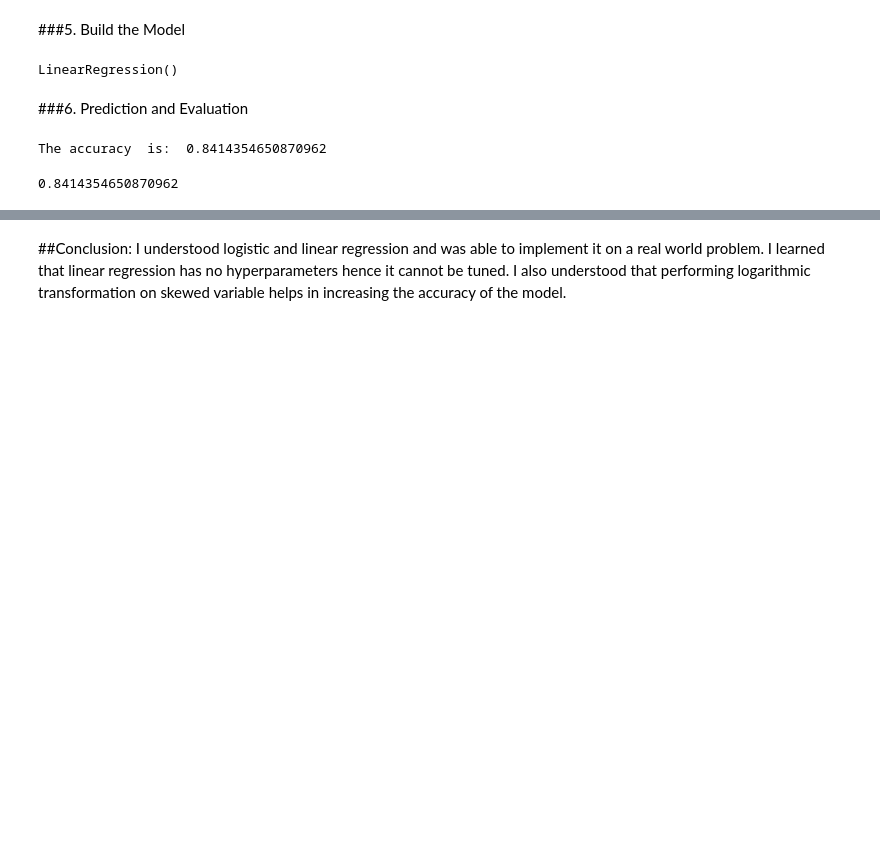
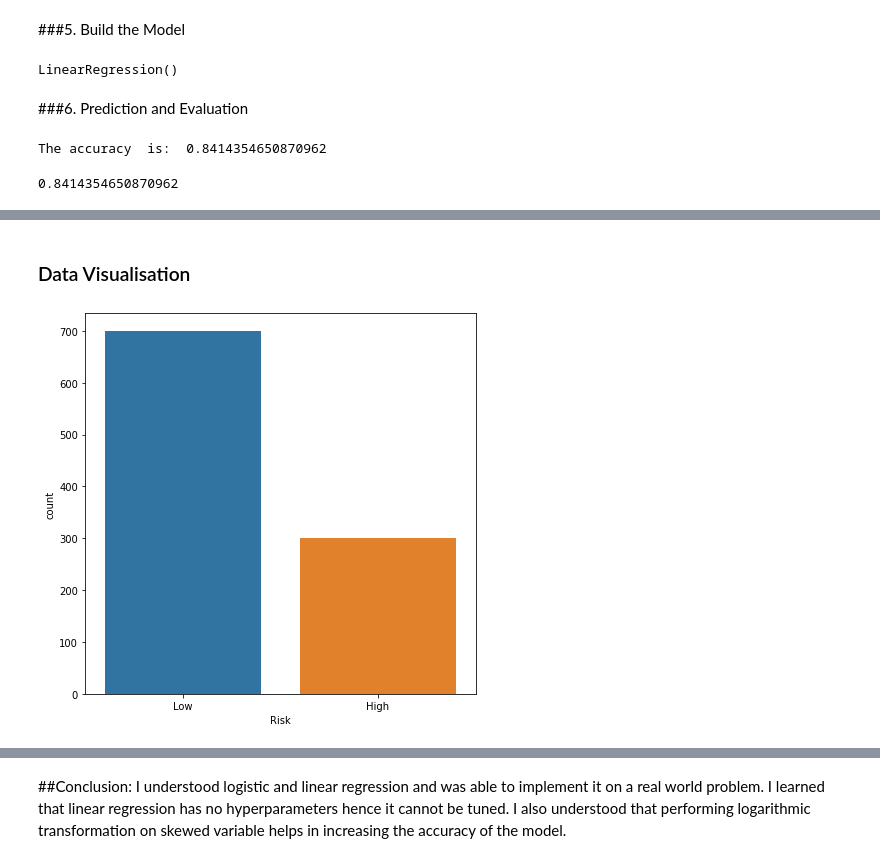
Before and after one commit to Shivangik01/Data-Science-Lab-Course, a Jupyter notebook: DS_Exp1.ipynb, the cells around one changed output, grey strips where cells are left out. Cells and saved outputs as stored; diff of their text form; code cells hidden in the pictures; blank space fills up the shorter version.

```diff
--- a/DS_Exp1.ipynb
+++ b/DS_Exp1.ipynb
@@ -883,0 +951,3 @@ r2_score(y_test, y_pred)
+# %%
+#drop the columns with less correlation
+df= df.drop(['foreign worker' ,'Installment rate'  ,'existing credits', 'Telephone','Other debtors / guarantors','Present residence since' ,'people being liable' ,'Purpose'],axis=1)
@@ -883,0 +970,11 @@ r2_score(y_test, y_pred)
+# %% [markdown]
+### Data Visualisation
+# %%
+#risk column info
+fig = plt.figure(figsize =(7, 7))
+graph = sns.countplot(data=df, x="Risk");
+graph.set_xticklabels(['Low', 'High']);
+
+#most of the samples are from low credit risk category.
+# %% [output]
+[figure, added]
```
Also changed, not shown: parts of 46 cells of this notebook.
